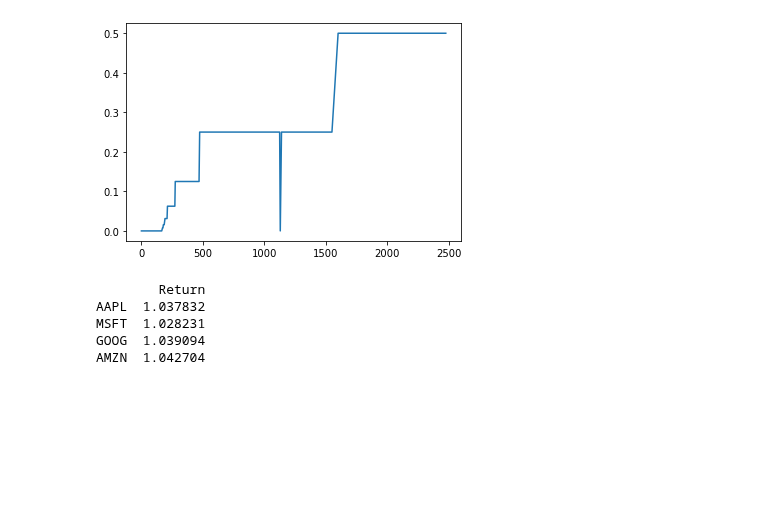
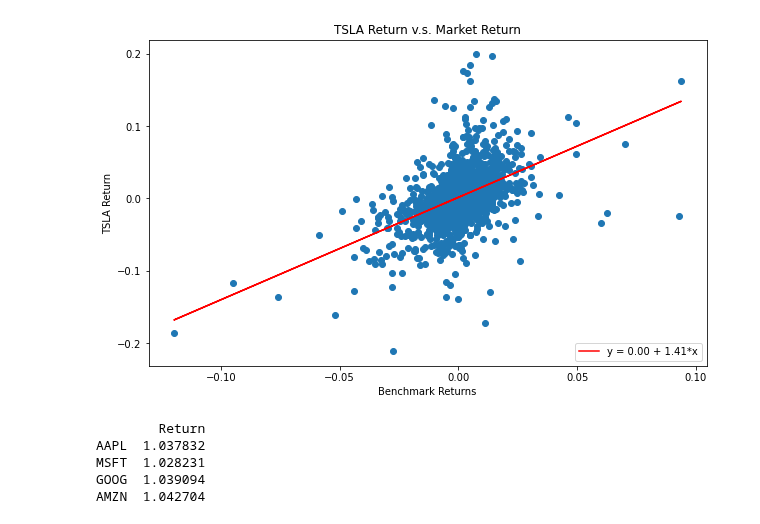
Before and after one commit to Alexisfine/CFM-101-Group-Assignment, a Jupyter notebook: CFM 101 Final Assignment.ipynb, the cells around one changed output. Drawn from its saved outputs; the diff is of its cells as text; code cells hidden in the pictures; blank space fills up the shorter version.

```diff
--- a/CFM 101 Final Assignment.ipynb
+++ b/CFM 101 Final Assignment.ipynb
@@ -284,24 +284,10 @@ class StockAnalytics(Stock):
             volume.fillna(0, inplace=True)
             print(option_info)
             print(volatility)
-#             data = {};
-#             for i in range(len(price)):
-#                 if (volume[i] > np.sum(volume) * 0.0005) and (price[i] < self.get_info()['currentPrice'] * 3):
-#                     data[price[i]] = volatility[i]
-#             plt.plot(data.keys(), data.values());
+
             plt.plot(price, volatility)
             plt.show();
 
-#             volatility = option_info['impliedVolatility'];
-#             volume = option_info['volume'];
-#             volume.fillna(0, inplace=True);
-
-
-#             fig = plt.figure(figsize = (10, 5))
-#             plt.hist(data.keys(), bins=50, data.values(), ec='black')
-
-
-#             plt.show();
 
 
 
@@ -315,7 +301,6 @@ market = StockAnalytics('^GSPC');
 stock = StockAnalytics('TSLA');
 
 print(stock.get_historical_beta(market_index=market));
-stock.plot_implied_volatility_distribution();
-#print(stock.get_weighted_implied_volatility())
+stock.get_beta_scatter_plot(market);
 # %% [output]
 1.414
@@ -338,4 +307,4 @@ Name: impliedVolatility, Length: 293, dtype: float64
-[figure, old version]
+[figure, new version]
 # %%
 class StockFilter:
     def __init__(self, list_of_stocks, market):
```
Also changed, not shown: parts of 1 cell of this notebook.
